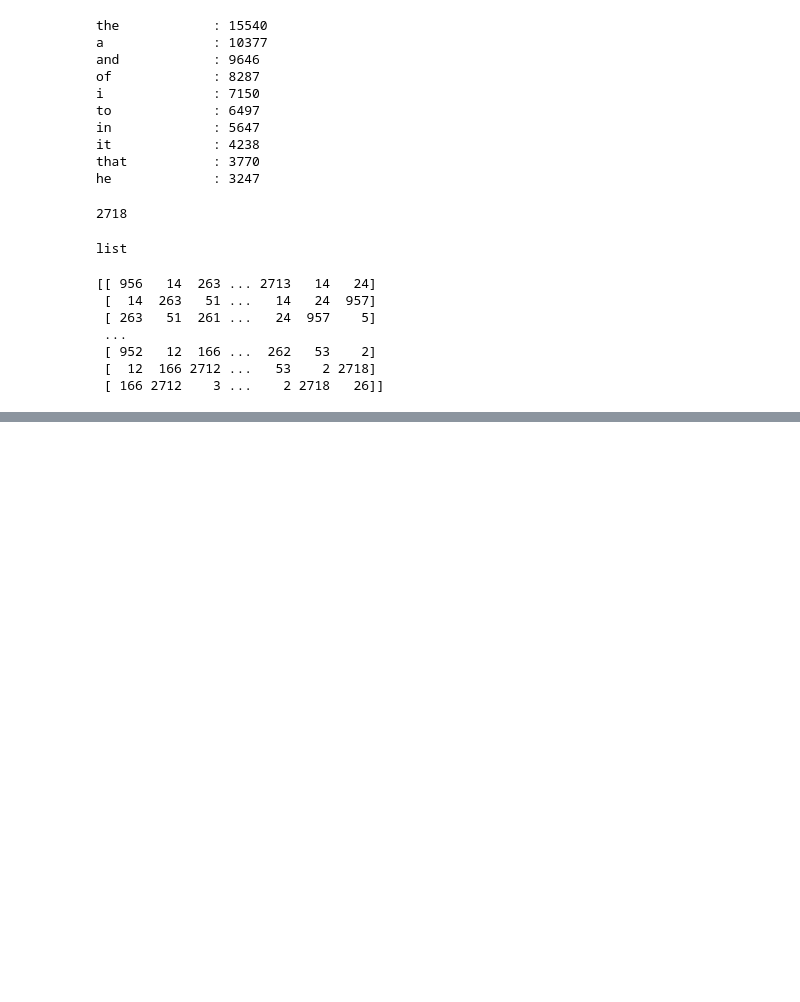
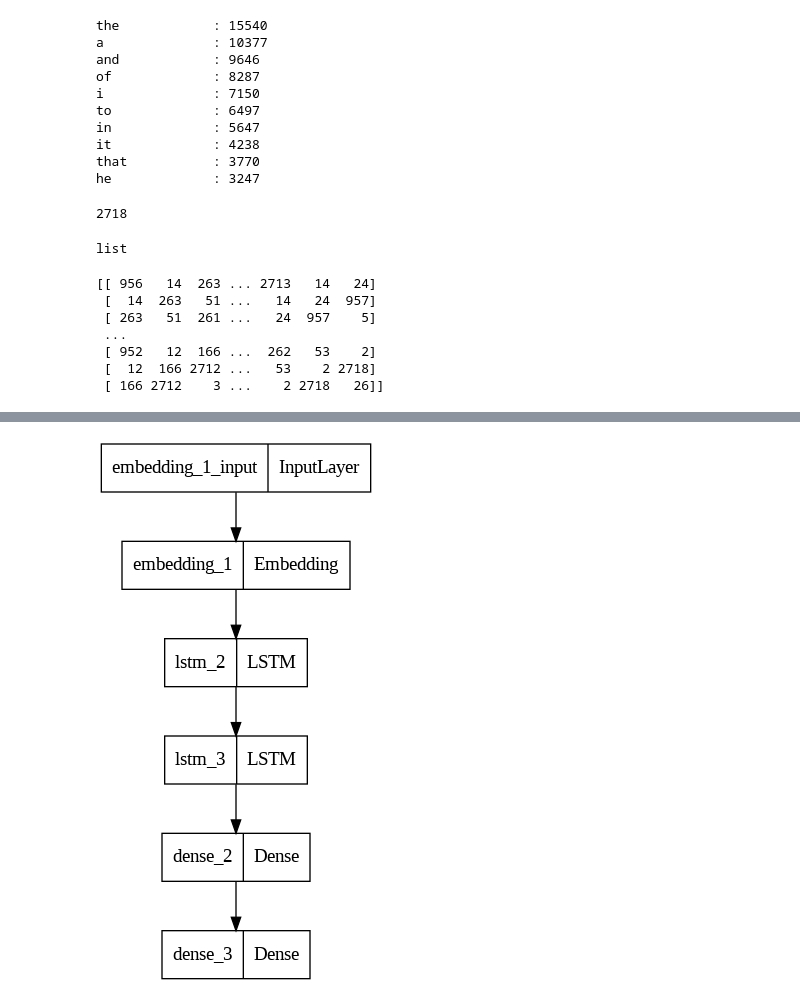
Before and after one commit to yeesem/Natural-Laguage-Processing, a Jupyter notebook: Text_Generation_with_Keras.ipynb, the cells around one changed output, grey strips where cells are left out. Cells and saved outputs as stored; diff of their text form; code cells hidden in the pictures; blank space fills up the shorter version.

```diff
--- a/Text_Generation_with_Keras.ipynb
+++ b/Text_Generation_with_Keras.ipynb
@@ -246,0 +249,21 @@ print(sequences)
+# %%
+def create_model(vocabulary_size,seq_len):
+
+  model = Sequential()
+  #First layer in the model
+  #Embedding - Turn positive integers.indexes into dense vectors of fixed size
+  model.add(Embedding(vocabulary_size,seq_len,input_length = seq_len))
+  #Better take the multiply of sequence length -> num of neurons
+  model.add(LSTM(seq_len*6,return_sequences = True))
+  model.add(LSTM(seq_len*2))
+  model.add(Dense(50,activation = 'relu'))
+
+  model.add(Dense(vocabulary_size,activation='softmax'))
+
+  model.compile(loss = 'categorical_crossentropy',optimizer = 'adam',metrics = ['accuracy'])
+
+  model.summary()
+
+  return model
+# %%
+model = create_model(vocabulary_size+1,seq_len)
@@ -246,0 +290,5 @@ print(sequences)
+# %%
+import tensorflow as tf
+tf.keras.utils.plot_model(model)
+# %% [output]
+[figure, added]
```
Also changed, not shown: parts of 31 cells of this notebook.
